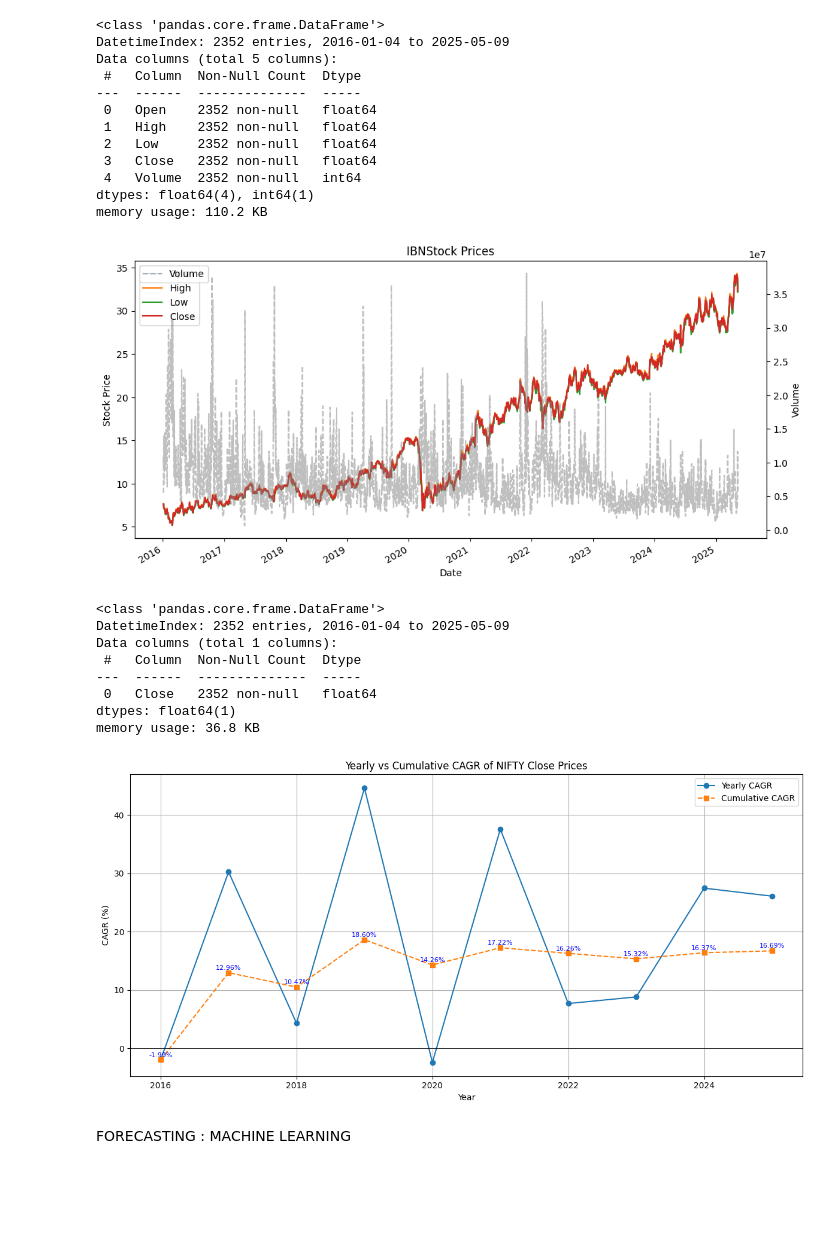
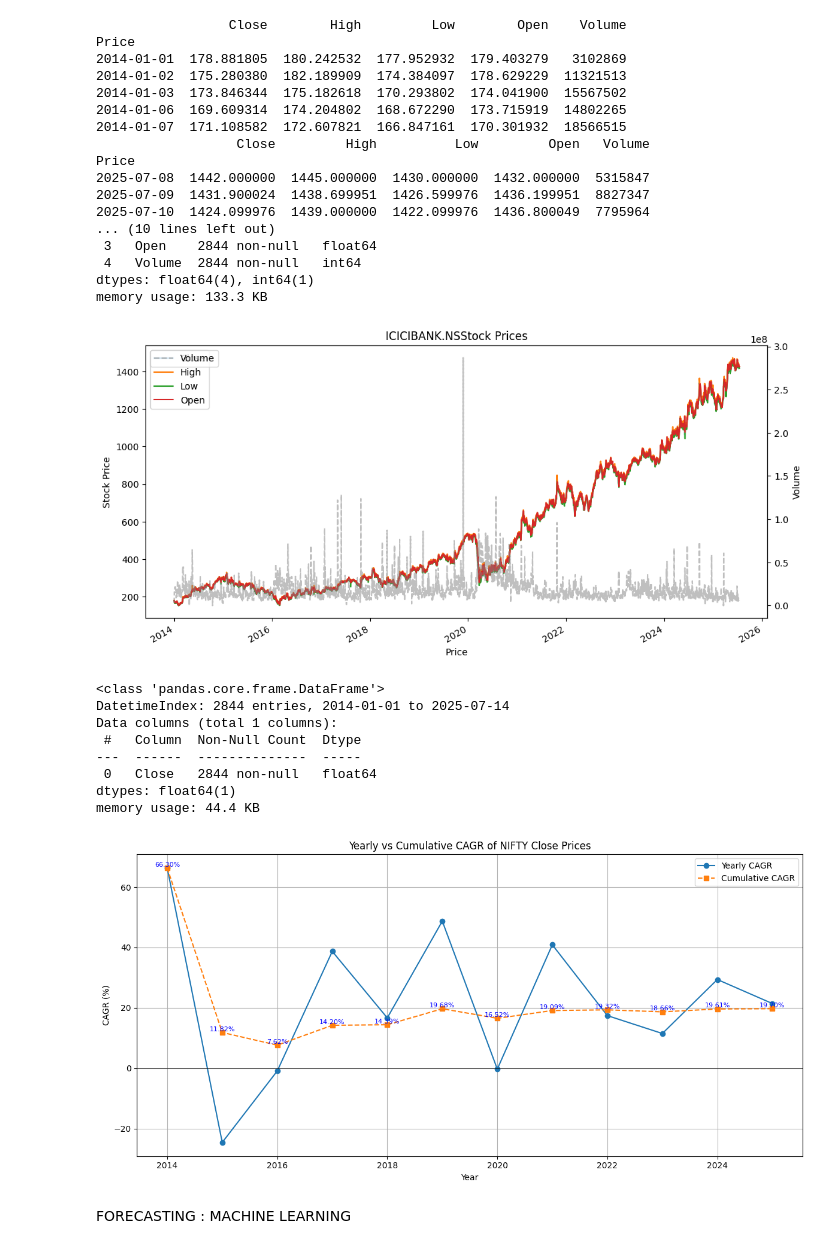
Before and after one commit to unmesh1993/Forecasting, a Jupyter notebook: main_complete_notebook.ipynb, the cells around one changed output. Cells and saved outputs as stored; diff of their text form; code cells hidden in the pictures; blank space fills up the shorter version.

```diff
--- a/main_complete_notebook.ipynb
+++ b/main_complete_notebook.ipynb
@@ -11,38 +26,43 @@ Drive already mounted at /content/drive; to attempt to forcibly remount, call dr
 # %%
 #%run noise_types.ipynb
 %run forecast_analysis.ipynb
 %run time_series.ipynb
 %run ML_algorithms.ipynb
 %run bayesian_prior_posterior.ipynb
 %run monte_carlo.ipynb
 %run stock_option_data.ipynb
 %run stock_forecasting.ipynb
 
-predictor = StockPredictor('IBN', '2014-01-01', date.today(), 'Close', nfuture = 252)
+predictor = StockPredictor('ICICIBANK.NS', '2014-01-01', date.today(), 'Close', nfuture = 252) #nfuture manages the the period of forecasting in days
 predictor.data_initiation()
 # %% [output]
-<class 'pandas.core.frame.DataFrame'>
-DatetimeIndex: 2352 entries, 2016-01-04 to 2025-05-09
-Data columns (total 5 columns):
- #   Column  Non-Null Count  Dtype
----  ------  --------------  -----
- 0   Open    2352 non-null   float64
- 1   High    2352 non-null   float64
- 2   Low     2352 non-null   float64
- 3   Close   2352 non-null   float64
- 4   Volume  2352 non-null   int64
+                 Close        High         Low        Open    Volume
+Price
+2014-01-01  178.881805  180.242532  177.952932  179.403279   3102869
+2014-01-02  175.280380  182.189909  174.384097  178.629229  11321513
+2014-01-03  173.846344  175.182618  170.293802  174.041900  15567502
+2014-01-06  169.609314  174.204802  168.672290  173.715919  14802265
+2014-01-07  171.108582  172.607821  166.847161  170.301932  18566515
+                  Close         High          Low         Open   Volume
+Price
+2025-07-08  1442.000000  1445.000000  1430.000000  1432.000000  5315847
+2025-07-09  1431.900024  1438.699951  1426.599976  1436.199951  8827347
+2025-07-10  1424.099976  1439.000000  1422.099976  1436.800049  7795964
+... (10 lines left out)
+ 3   Open    2844 non-null   float64
+ 4   Volume  2844 non-null   int64
 dtypes: float64(4), int64(1)
-memory usage: 110.2 KB
+memory usage: 133.3 KB
-[figure, old version]
+[figure, new version]
 <class 'pandas.core.frame.DataFrame'>
-DatetimeIndex: 2352 entries, 2016-01-04 to 2025-05-09
+DatetimeIndex: 2844 entries, 2014-01-01 to 2025-07-14
 Data columns (total 1 columns):
  #   Column  Non-Null Count  Dtype
 ---  ------  --------------  -----
- 0   Close   2352 non-null   float64
+ 0   Close   2844 non-null   float64
 dtypes: float64(1)
-memory usage: 36.8 KB
+memory usage: 44.4 KB
-[figure, old version]
+[figure, new version]
 # %% [markdown]
 FORECASTING : MACHINE LEARNING
 # %%
```
Also changed, not shown: parts of 5 cells of this notebook, 4 other files.
